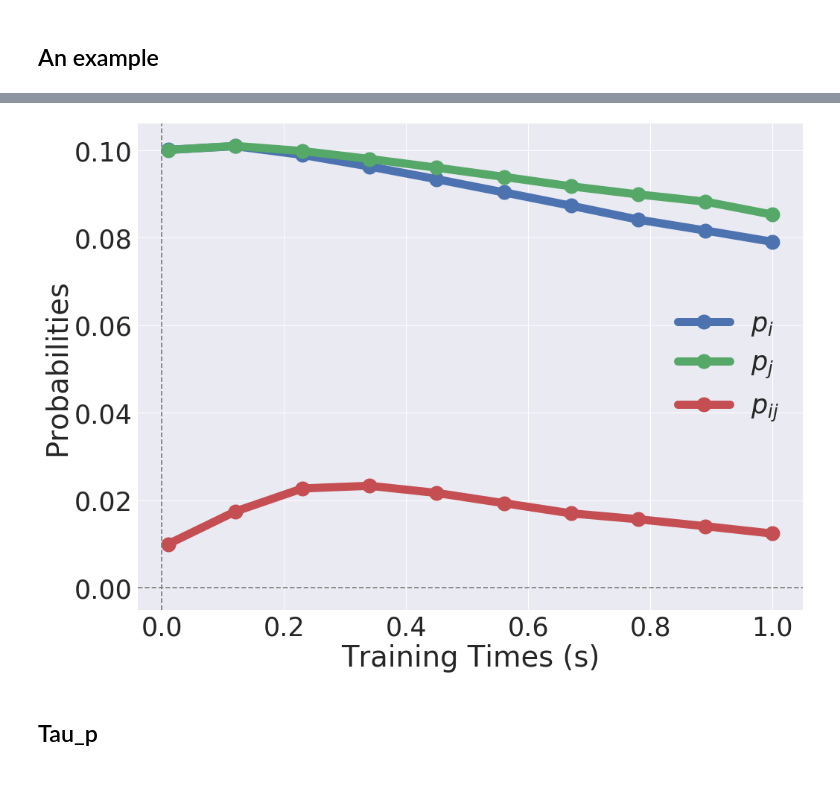
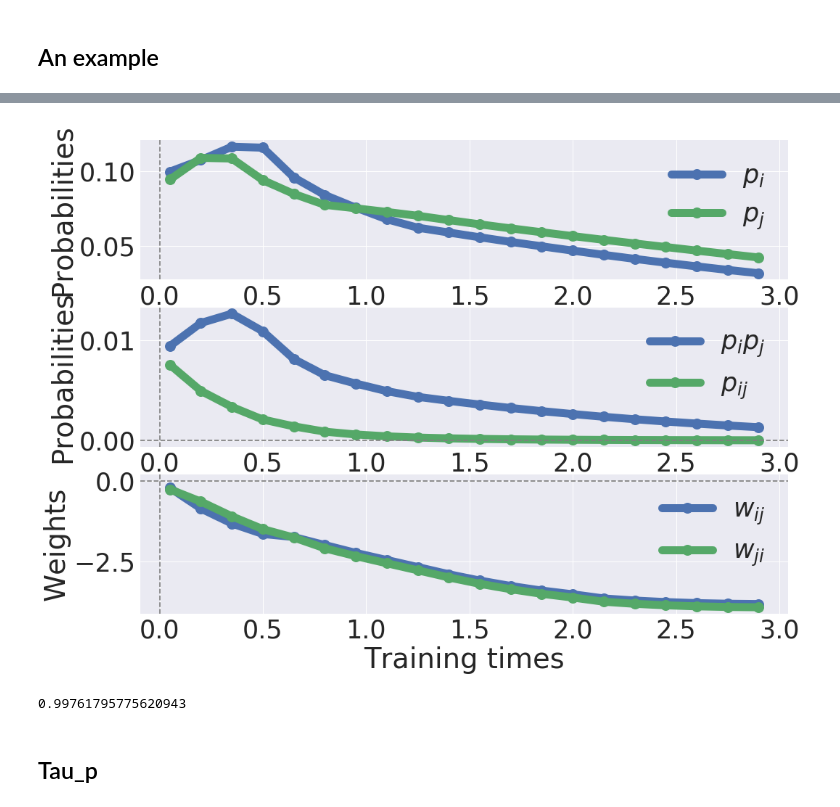
Before and after one commit to h-mayorquin/BCPNN_sequences, a Jupyter notebook: jupyter/2018-03-11(pi, pj, and pij dynamics).ipynb, the cells around one changed output, grey strips where cells are left out. Saved outputs shown, nothing was run; the diff lists cells and outputs as text; code cells hidden in the pictures; blank space fills up the shorter version.

```diff
--- a/jupyter/2018-03-11(pi, pj, and pij dynamics).ipynb
+++ b/jupyter/2018-03-11(pi, pj, and pij dynamics).ipynb
@@ -30,8 +30,10 @@ from connectivity_functions import artificial_connectivity_matrix
 # %% [markdown]
 ## An example
 # %%
-always_learning = True
+always_learning = False
 k_perfect = True
+perfect = False
+strict_maximum = False
 
 # First we run the training protocol
 g_w_ampa = 2.0
@@ -40,9 +42,9 @@ g_a = 10.0
 tau_a = 0.250
 G = 1.0
 sigma = 0.0
-tau_z_pre_ampa = 0.020
+tau_z_pre_ampa = 0.050
 tau_z_post_ampa = 0.005
-tau_p = 10.0
+tau_p = 50.0
 
 # Patterns parameters
 hypercolumns = 1
@@ -51,19 +53,20 @@ n_patterns = 10
 
 # Manager properties
 dt = 0.001
-values_to_save = ['o', 's', 'p_pre', 'p_post', 'p_co']
+values_to_save = ['o', 's', 'z_pre_ampa', 'p_pre_ampa', 'p_post_ampa', 'p_co_ampa']
 # Protocol
 training_time = 0.100
 inter_sequence_interval = 1.0
 inter_pulse_interval = 0.0
-resting_time = 0.0
-epochs = 3
+resting_time = inter_sequence_interval * 2
+epochs = 2
 
 # Build the network
 nn = BCPNNPerfect(hypercolumns, minicolumns, g_w_ampa=g_w_ampa, g_w=g_w, g_a=g_a, tau_a=tau_a, sigma=sigma, G=G,
                   tau_z_pre_ampa=tau_z_pre_ampa, tau_z_post_ampa=tau_z_post_ampa, tau_p=tau_p, z_transfer=False,
-                  diagonal_zero=False, strict_maximum=False, perfect=True, k_perfect=k_perfect,
+                  diagonal_zero=False, strict_maximum=strict_maximum, perfect=perfect, k_perfect=k_perfect,
                   always_learning=always_learning)
+
 
 # Build the manager
 manager = NetworkManager(nn=nn, dt=dt, values_to_save=values_to_save)
@@ -273,22 +731,50 @@ for training_time in training_times:
 # %%
-markersize = 20
+markersize = 15
 linewidth = 11
 
 fig = plt.figure(figsize=(16, 12))
-ax = fig.add_subplot(111)
-ax.plot(training_times, pi_vector, 'o-', markersize=markersize, linewidth=linewidth, label=r'$p_i$')
-ax.plot(training_times, pj_vector, 'o-', markersize=markersize, linewidth=linewidth, label=r'$p_j$')
-ax.plot(training_times, pij_vector, 'o-', markersize=markersize, linewidth=linewidth, label=r'$p_{ij}$')
+ax1 = fig.add_subplot(311)
+ax2 = fig.add_subplot(312)
+ax3 = fig.add_subplot(313)
 
-ax.axhline(0, ls='--', color='gray')
-ax.axvline(0, ls='--', color='gray')
+ax1.plot(training_times, pi_vector, 'o-', markersize=markersize, linewidth=linewidth, label=r'$p_i$')
+ax1.plot(training_times, pj_vector, 'o-', markersize=markersize, linewidth=linewidth, label=r'$p_j$')
 
-ax.set_xlabel(r'Training Times (s)')
-ax.set_ylabel('Probabilities')
+ax1.set_ylabel('Probabilities')
 
-ax.legend();
+# ax1.axhline(0, ls='--', color='gray')
+ax1.axvline(0, ls='--', color='gray')
+
+# The co-activations
+multipy  = [pi * pj for (pi, pj) in zip(pi_vector, pj_vector)]
+ax2.plot(training_times, multipy, 'o-', markersize=markersize, linewidth=linewidth, label=r'$p_i p_j$')
+ax2.plot(training_times, pij_vector, 'o-', markersize=markersize, linewidth=linewidth, label=r'$p_{ij}$')
+ax2.set_ylabel('Probabilities')
+
+ax2.axhline(0, ls='--', color='gray')
+ax2.axvline(0, ls='--', color='gray')
+
+# The weights
+ax3.plot(training_times, w_vector1, 'o-', markersize=markersize, linewidth=linewidth, label=r'$w_{ij}$')
+ax3.plot(training_times, w_vector2, 'o-', markersize=markersize, linewidth=linewidth, label=r'$w_{ji}$')
+
+ax3.set_xlabel(r'Training times')
+ax3.set_ylabel('Weights')
+
+ax3.axhline(0, ls='--', color='gray')
+ax3.axvline(0, ls='--', color='gray')
+
+# fig.tight_layout()
+
+ax1.legend()
+ax2.legend()
+ax3.legend();
 # %% [output]
-[figure, old version]
+[figure, new version]
+# %%
+pi_vector[0] * n_patterns
+# %% [output]
+0.99761795775620943
 # %% [markdown]
 ## Tau_p
 # %%
```
Also changed, not shown: parts of 35 cells of this notebook, 19 other files.
